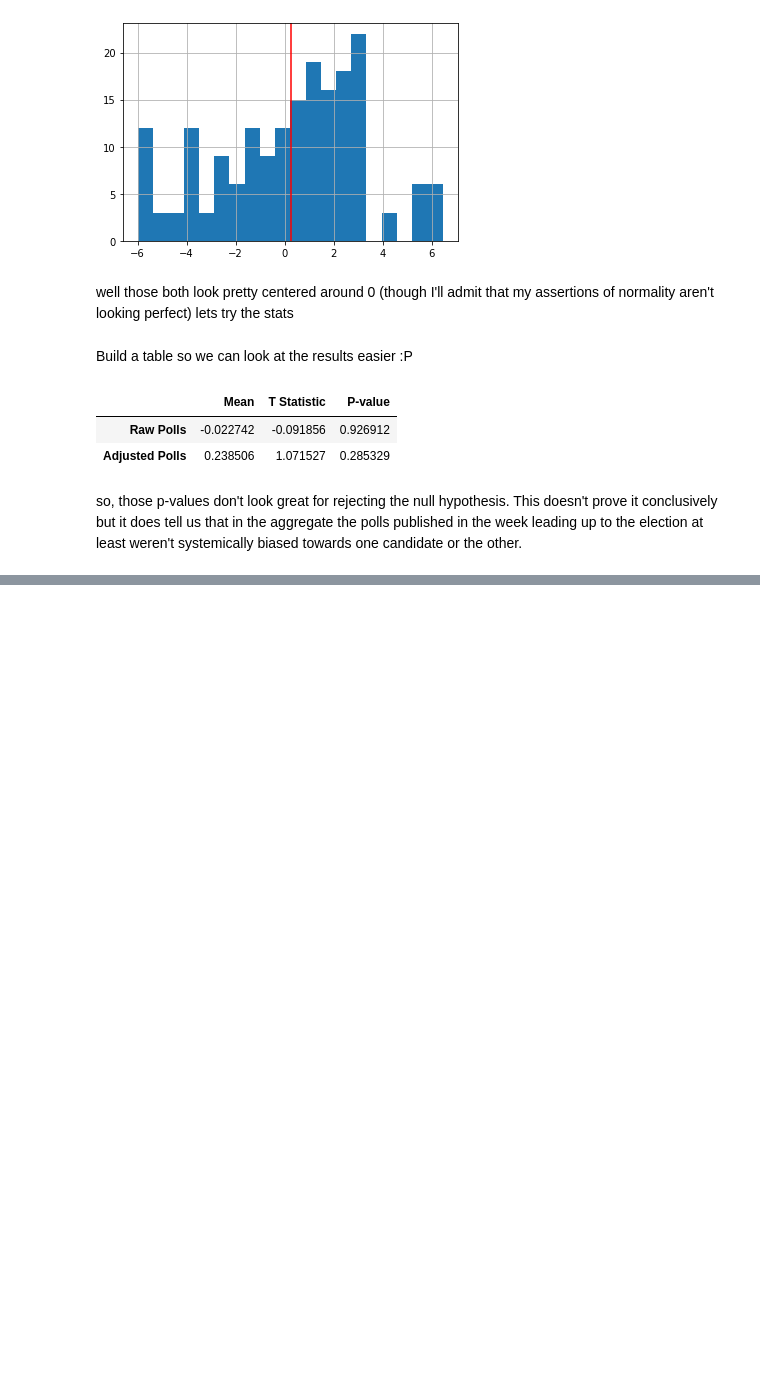
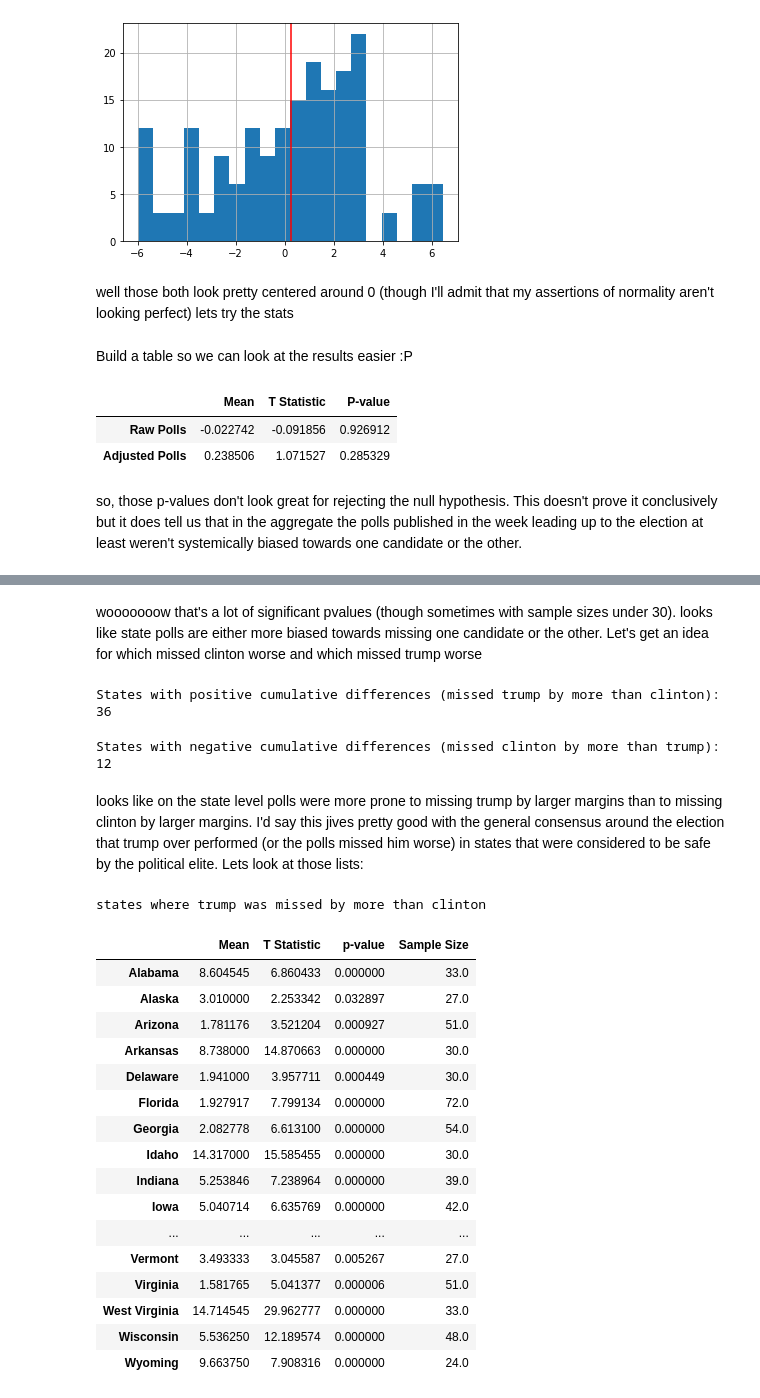
Before and after one commit to Hawkeyethelast/2016-polling-EDA, a Jupyter notebook: 2016 polling error exploration.ipynb, the cells around one changed output, grey strips where cells are left out. Cells and saved outputs as stored; diff of their text form; code cells hidden in the pictures; blank space fills up the shorter version.

```diff
--- a/2016 polling error exploration.ipynb
+++ b/2016 polling error exploration.ipynb
@@ -200,0 +266,2 @@ so, those p-values don't look great for rejecting the null hypothesis. This does
+# %%
+state_groups = one_week_states.groupby("state")
@@ -200,0 +270,60 @@ so, those p-values don't look great for rejecting the null hypothesis. This does
+# %%
+state_dict = {}
+for state, orig in state_groups:
+    df = copy.deepcopy(orig)
+    df["diff_raw_clinton"] = df["rawpoll_clinton"] - float(STATE_SHARES[STATE_SHARES["State"] == state]["percD"])
+    df["diff_raw_trump"] = df["rawpoll_trump"] - float(STATE_SHARES[STATE_SHARES["State"] == state]["percR"])
+    df["diff_adj_clinton"] = df["adjpoll_clinton"] - float(STATE_SHARES[STATE_SHARES["State"] == state]["percD"])
+    df["diff_adj_trump"] = df["adjpoll_trump"] - float(STATE_SHARES[STATE_SHARES["State"] == state]["percR"])
+    df["cumulative_raw_diff"] = df["diff_raw_clinton"] - df["diff_raw_trump"]
+    df["cumulative_adj_diff"] = df["diff_adj_clinton"] - df["diff_adj_trump"]
+    state_dict[state] = df
+# %%
+state_tests = {}
+for state, df in state_dict.items():
+    results = {}
+    results["Mean"] = df["cumulative_raw_diff"].mean()
+
+    tstat, pvalue = stats.ttest_1samp(df["cumulative_raw_diff"], 0)
+    results["T Statistic"] = tstat
+    results["p-value"] = pvalue.round(6)
+
+    results["Sample Size"] = len(df)
+
+    state_tests[state] = results
+# %%
+state_df = pd.DataFrame(state_tests).transpose()
+# %% [markdown]
+wooooooow that's a lot of significant pvalues (though sometimes with sample sizes under 30). looks like state polls are either more biased towards missing one candidate or the other. Let's get an idea for which missed clinton worse and which missed trump worse
+# %%
+print(f"States with positive cumulative differences (missed trump by more than clinton): {len(state_df[state_df['Mean']>0])}")
+# %% [output]
+States with positive cumulative differences (missed trump by more than clinton): 36
+# %%
+print(f"States with negative cumulative differences (missed clinton by more than trump): {len(state_df[state_df['Mean']<0])}")
+# %% [output]
+States with negative cumulative differences (missed clinton by more than trump): 12
+# %% [markdown]
+looks like on the state level polls were more prone to missing trump by larger margins than to missing clinton by larger margins. I'd say this jives pretty good with the general consensus around the election that trump over performed (or the polls missed him worse) in states that were considered to be safe by the political elite. Lets look at those lists:
+# %%
+print("states where trump was missed by more than clinton")
+state_df[state_df['Mean']>0]
+# %% [output]
+states where trump was missed by more than clinton
+|  | Mean | T Statistic | p-value | Sample Size |
+| Alabama | 8.604545 | 6.860433 | 0.000000 | 33.0 |
+| Alaska | 3.010000 | 2.253342 | 0.032897 | 27.0 |
+| Arizona | 1.781176 | 3.521204 | 0.000927 | 51.0 |
+| Arkansas | 8.738000 | 14.870663 | 0.000000 | 30.0 |
+| Delaware | 1.941000 | 3.957711 | 0.000449 | 30.0 |
+| Florida | 1.927917 | 7.799134 | 0.000000 | 72.0 |
+| Georgia | 2.082778 | 6.613100 | 0.000000 | 54.0 |
+| Idaho | 14.317000 | 15.585455 | 0.000000 | 30.0 |
+| Indiana | 5.253846 | 7.238964 | 0.000000 | 39.0 |
+| Iowa | 5.040714 | 6.635769 | 0.000000 | 42.0 |
+| ... | ... | ... | ... | ... |
+| Vermont | 3.493333 | 3.045587 | 0.005267 | 27.0 |
+| Virginia | 1.581765 | 5.041377 | 0.000006 | 51.0 |
+| West Virginia | 14.714545 | 29.962777 | 0.000000 | 33.0 |
+| Wisconsin | 5.536250 | 12.189574 | 0.000000 | 48.0 |
+| Wyoming | 9.663750 | 7.908316 | 0.000000 | 24.0 |
```
Also changed, not shown: parts of 19 cells of this notebook.
